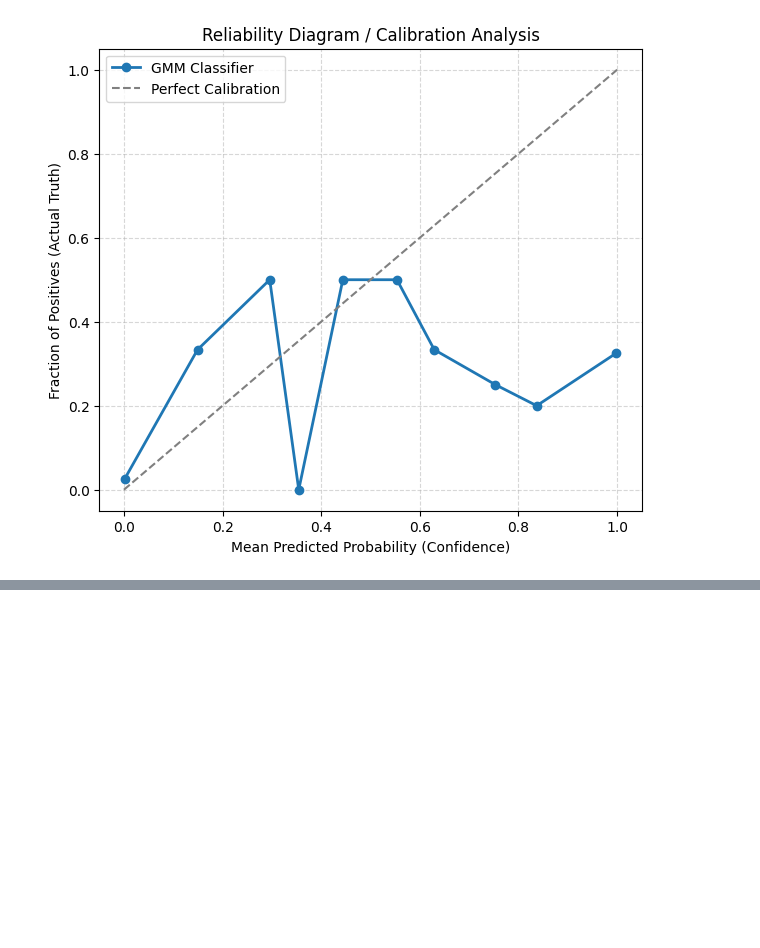
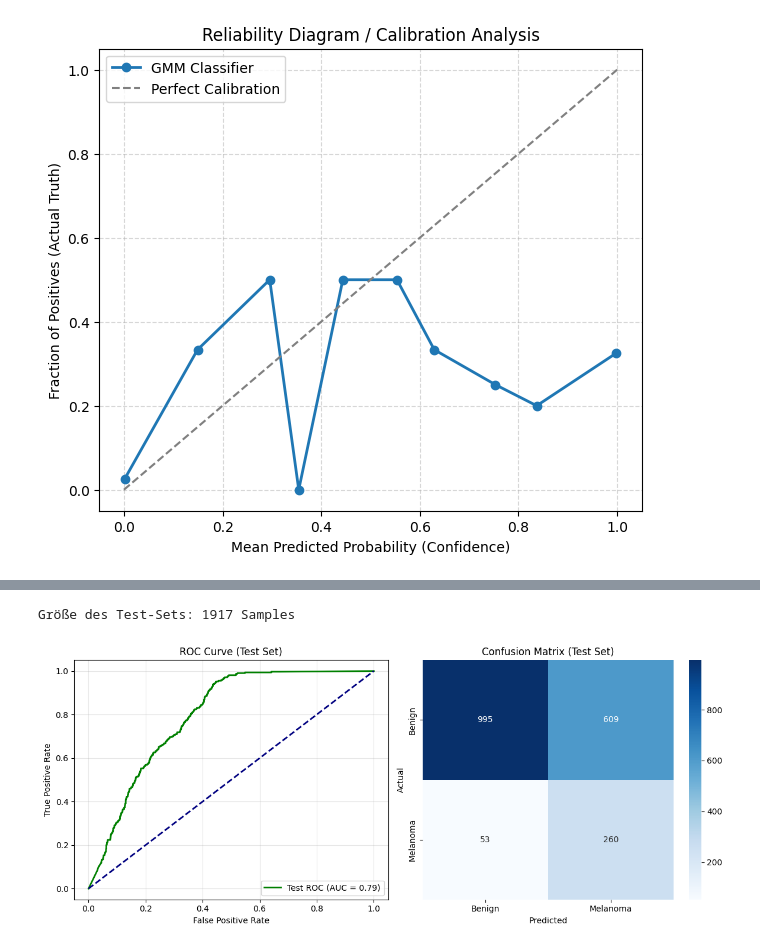
Before and after one commit to zohrehasadi00/automatic_image_analysis, a Jupyter notebook: notebooks/Classical_Pipeline_balanced.ipynb, the cells around one changed output, grey strips where cells are left out. Cells and saved outputs as stored; diff of their text form; code cells hidden in the pictures; blank space fills up the shorter version.

Commit message:
test set added

```diff
--- a/notebooks/Classical_Pipeline_balanced.ipynb
+++ b/notebooks/Classical_Pipeline_balanced.ipynb
@@ -425,0 +426,19 @@ Asymmetric Threshold (0.091) Melanoma predictions: 471
+# %%
+import pickle
+
+# Define the file path
+model_save_path = project_dir / 'gmm_models.pkl'
+
+# Pack the models and priors into a dictionary
+model_data = {
+    'gmm_benign': gmm_benign_final,
+    'gmm_melanoma': gmm_melanoma_final,
+    'prior_benign': prior_benign,
+    'prior_melanoma': prior_melanoma
+}
+
+# Save to Drive
+with open(model_save_path, 'wb') as f:
+    pickle.dump(model_data, f)
+
+print(f"Modell erfolgreich gespeichert unter: {model_save_path}")
@@ -499,0 +536,60 @@ plt.show()
+# %%
+import matplotlib.pyplot as plt
+import seaborn as sns
+import numpy as np
+from sklearn.metrics import roc_curve, auc, classification_report, confusion_matrix
+
+# 1. Size of the test set
+print(f"Größe des Test-Sets: {len(X_test)} Samples")
+
+# 2. Compute log-likelihoods on the Test set
+log_lik_benign_test = gmm_benign_final.score_samples(X_test)
+log_lik_melanoma_test = gmm_melanoma_final.score_samples(X_test)
+
+# 3. Numerically stable computation of Posterior Probability
+# log(P(m|x)) = log(p(x|m)P(m)) - log(p(x|m)P(m) + p(x|b)P(b))
+log_num = log_lik_melanoma_test + np.log(prior_melanoma)
+log_den = np.log(np.exp(log_lik_melanoma_test + np.log(prior_melanoma) - np.maximum(log_lik_benign_test, log_lik_melanoma_test)) +
+                 np.exp(log_lik_benign_test + np.log(prior_benign) - np.maximum(log_lik_benign_test, log_lik_melanoma_test))) + np.maximum(log_lik_benign_test, log_lik_melanoma_test)
+
+# A simpler, often sufficient way for binary cases:
+# posterior = 1 / (1 + exp(log_lik_benign + log_prior_benign - log_lik_melanoma - log_prior_melanoma))
+log_ratio = (log_lik_benign_test + np.log(prior_benign)) - (log_lik_melanoma_test + np.log(prior_melanoma))
+posterior_melanoma_test = 1 / (1 + np.exp(np.clip(log_ratio, -100, 100)))
+
+# 4. Predictions (Standard Threshold 0.5)
+y_pred_test = (posterior_melanoma_test >= 0.5).astype(int)
+
+# 5. Metrics: ROC and AUC
+fpr_test, tpr_test, _ = roc_curve(y_test, posterior_melanoma_test)
+roc_auc_test = auc(fpr_test, tpr_test)
+
+plt.figure(figsize=(12, 5))
+
+# Plot ROC
+plt.subplot(1, 2, 1)
+plt.plot(fpr_test, tpr_test, color='green', lw=2, label=f'Test ROC (AUC = {roc_auc_test:.2f})')
+plt.plot([0, 1], [0, 1], color='navy', lw=2, linestyle='--')
+plt.title('ROC Curve (Test Set)')
+plt.xlabel('False Positive Rate')
+plt.ylabel('True Positive Rate')
+plt.legend(loc="lower right")
+plt.grid(True, alpha=0.3)
+
+# Plot Confusion Matrix
+plt.subplot(1, 2, 2)
+cm = confusion_matrix(y_test, y_pred_test)
+sns.heatmap(cm, annot=True, fmt='d', cmap='Blues', xticklabels=['Benign', 'Melanoma'], yticklabels=['Benign', 'Melanoma'])
+plt.title('Confusion Matrix (Test Set)')
+plt.xlabel('Predicted')
+plt.ylabel('Actual')
+
+plt.tight_layout()
+plt.show()
+
+# 6. Detailed Classification Report
+print("--- Test Set Classification Report ---")
+print(classification_report(y_test, y_pred_test, target_names=['Benign', 'Melanoma']))
+# %% [output]
+Größe des Test-Sets: 1917 Samples
+[figure, added]
```
Also changed, not shown: parts of 7 cells of this notebook.
